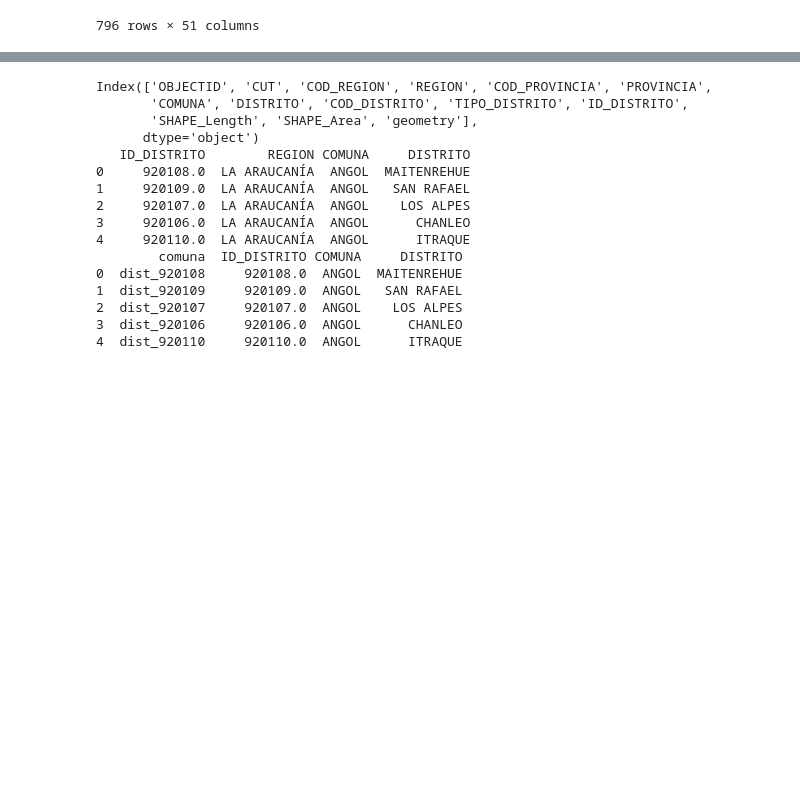
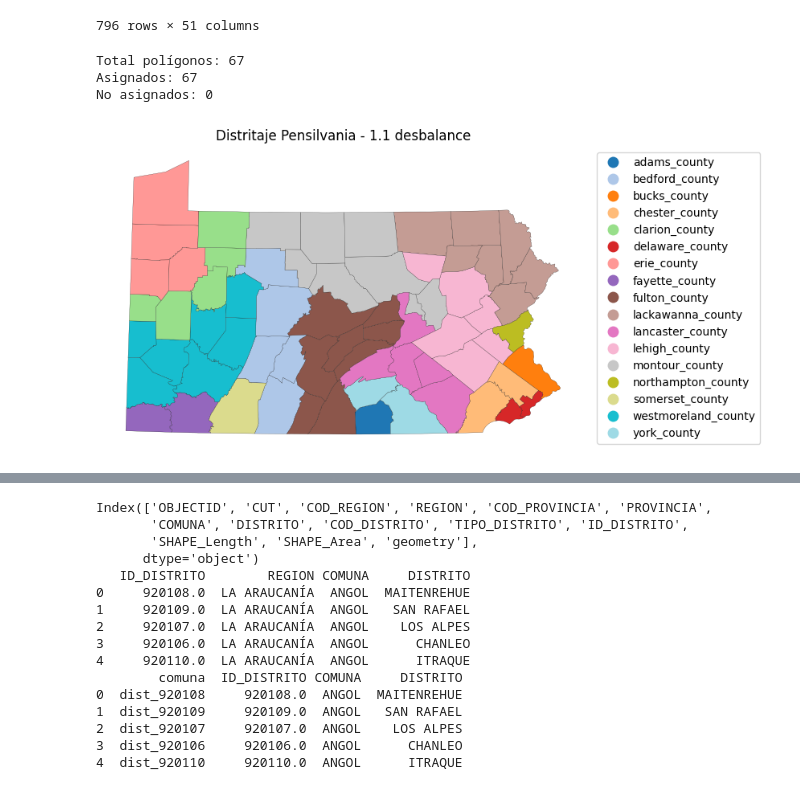
Before and after one commit to Andresdiazdcd/Tesis, a Jupyter notebook: Códigos/Graficos.ipynb, the cells around one changed output, grey strips where cells are left out. Cells and saved outputs as stored; diff of their text form; code cells hidden in the pictures; blank space fills up the shorter version.

```diff
--- a/Códigos/Graficos.ipynb
+++ b/Códigos/Graficos.ipynb
@@ -88,3 +88,16 @@ No asignados: 0
 | 794 | Wood County82650 | Wood County82650 | WI | Wood County | 82650 | 513.0 | 4.0 | 484.0 | 0.0 | ... |
 | 795 | Wood County88200 | Wood County88200 | WI | Wood County | 88200 | 18873.0 | 867.0 | 16181.0 | 235.0 | ... |
 796 rows × 51 columns
+# %%
+graficar_eeuu_desde_asignaciones_csv(
+    "resultados_eeuu/pa_sys/t_012/t_012_asignaciones.csv",
+    "DataEEUU/pa_paper/nodes.geojson",
+    "MAPAS_EEUU_GRAFICOS/mapa_pensilvania_t012.png",
+    titulo="Distritaje Pensilvania - 1.1 desbalance",
+    col_geo="county"
+)
+# %% [output]
+Total polígonos: 67
+Asignados: 67
+No asignados: 0
+[figure, added]
```
Also changed, not shown: parts of 9 cells of this notebook, 10 other files.
